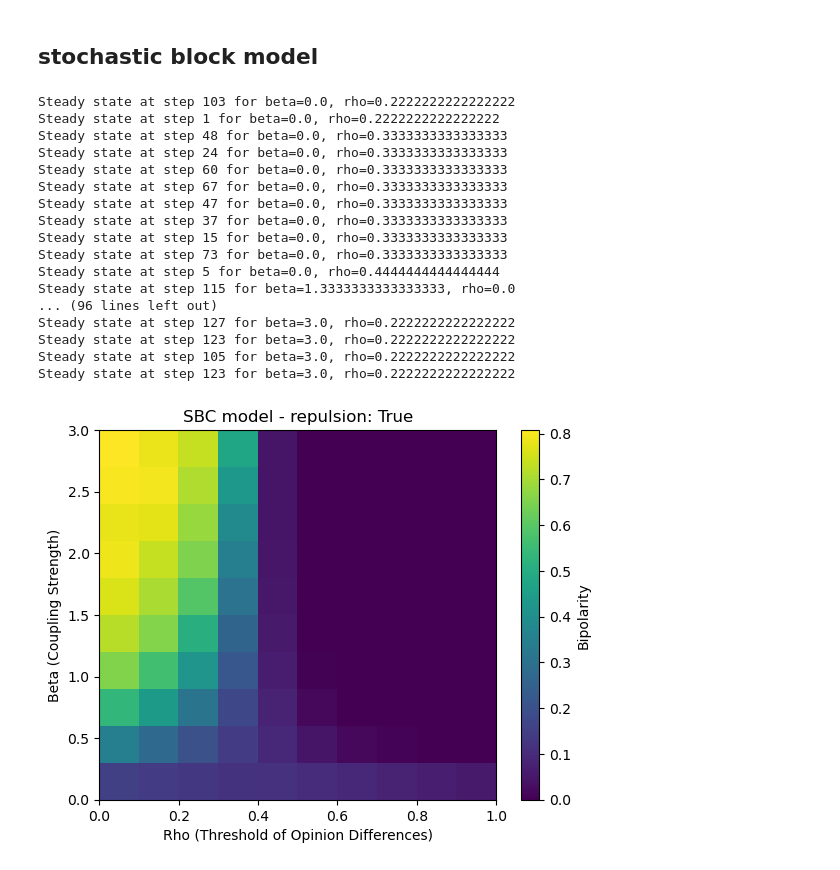
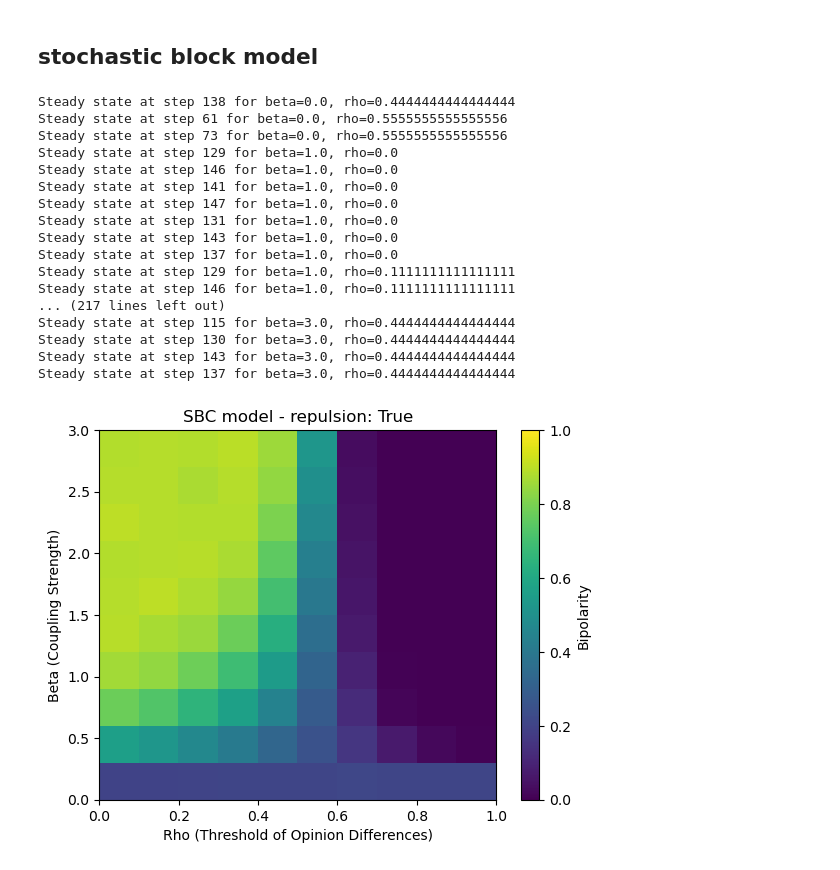
Before and after one commit to Batuffola/review_opinion-dynamics, a Jupyter notebook: update.ipynb, the cells around one changed output. Cells and saved outputs as stored; diff of their text form; code cells hidden in the pictures.

```diff
--- a/update.ipynb
+++ b/update.ipynb
@@ -1266,6 +1338,7 @@ num_agents = 200
 connection_probability = 0.05
 random.seed(42)
 repulsion = True
+
 
 #beta =  1 #coupling_strength
 rho = 0.3  #threshold of opiniondifferences
@@ -1287,7 +1360,7 @@ for a_idx, alpha in enumerate(alphas):
         for i in range(iterations):
             random.seed(42+i)
             # Initialize the model
-            model = Model(num_agents, beta, rho, alpha, network_type='random', rewiring=rewiring, repulsion=repulsion, connection_probability=0.05) #random network
+            model =  Model(num_agents, beta, rho, alpha, network_type='random', avg_degree=avg_degree, rewiring=rewiring, repulsion=repulsion, connection_probability=connection_probability) #random network #random network
             #model = Model(num_agents, beta, rho, alpha, network_type='scale-free',  repulsion=repulsion, m_edges_per_node=3) #scale-free network
             #model = Model(num_agents, beta, rho, alpha, network_type='sbm', repulsion=repulsion, sizes=sizes, p_matrix=p_matrix)
             layout = nx.spring_layout(model.environment.graph)  # Optional visualization layout
@@ -1313,7 +1386,7 @@ for a_idx, alpha in enumerate(alphas):
 # Print or visualize the results
 import matplotlib.pyplot as plt
 plt.imshow(bipolarity, origin="lower", aspect="auto",
-           extent=[betas.min(), betas.max(), alphas.min(), alphas.max()])
+           extent=[betas.min(), betas.max(), alphas.min(), alphas.max()],vmin=0, vmax=1)
 plt.colorbar(label="Bipolarity")
 plt.xlabel("Beta (Coupling Strength)")
 plt.ylabel("Alpha (Controversity of the topic)")
@@ -1365,8 +1438,8 @@ for a_idx, alpha in enumerate(alphas):
         for i in range(iterations):
             random.seed(42+i)
             # Initialize the model
-            model = Model(num_agents, beta, rho, alpha, network_type='random', rewiring=rewiring, repulsion=repulsion, connection_probability=0.05) #random network
-            #model = Model(num_agents, beta, rho, alpha, network_type='scale-free',  repulsion=repulsion, m_edges_per_node=3) #scale-free network
+            model =  Model(num_agents, beta, rho, alpha, network_type='random', avg_degree=avg_degree, rewiring=rewiring, repulsion=repulsion, connection_probability=connection_probability)
+             #random network#model = Model(num_agents, beta, rho, alpha, network_type='scale-free',  repulsion=repulsion, m_edges_per_node=3) #scale-free network
             #model = Model(num_agents, beta, rho, alpha, network_type='sbm', repulsion=repulsion, sizes=sizes, p_matrix=p_matrix)
             layout = nx.spring_layout(model.environment.graph)  # Optional visualization layout
 
@@ -1442,7 +1515,7 @@ for a_idx, alpha in enumerate(alphas):
         for i in range(iterations):
             random.seed(42+i)
             # Initialize the model
-            model =  Model(num_agents, beta, rho, alpha, network_type='random', rewiring=rewiring, repulsion=repulsion, connection_probability=0.05) #random network
+            model =  Model(num_agents, beta, rho, alpha, network_type='random', avg_degree=avg_degree, rewiring=rewiring, repulsion=repulsion, connection_probability=connection_probability) #random network
             #model = Model(num_agents, beta, rho, alpha, network_type='scale-free',  repulsion=repulsion, m_edges_per_node=3) #scale-free network
             #model = Model(num_agents, beta, rho, alpha, network_type='sbm', repulsion=repulsion, sizes=sizes, p_matrix=p_matrix)
             layout = nx.spring_layout(model.environment.graph)  # Optional visualization layout
@@ -1580,7 +2044,7 @@ Steady state at step 128 for beta=3.0, rho=0.0
 num_agents = 200
 connection_probability = 0.05
 random.seed(42)
-repulsion = True
+repulsion = False
 
 alpha = 0.2  # Controversy of the topic (positive definite)
 iterations = 10
@@ -1601,7 +2065,7 @@ for b_idx, beta in enumerate(betas):
             random.seed(42+i)
             # Initialize the model
             #model = Model(num_agents, beta, rho, alpha, network_type='random', repulsion=repulsion,connection_probability=0.05) #random network
-            model = Model(num_agents, beta, rho, alpha, network_type='scale-free',  repulsion=repulsion, m_edges_per_node=3) #scale-free network
+            model = Model(num_agents, beta, rho, alpha, network_type='scale-free', avg_degree=avg_degree,  repulsion=repulsion) #scale-free network
             #model = Model(num_agents, beta, rho, alpha, network_type='sbm', repulsion=repulsion, sizes=sizes, p_matrix=p_matrix)
 
             layout = nx.spring_layout(model.environment.graph)  # Optional visualization layout
@@ -2070,57 +2144,57 @@ for b_idx, beta in enumerate(betas):
             random.seed(42+i)
             # Initialize the model
             #model = Model(num_agents, beta, rho, alpha, network_type='random', repulsion=repulsion,connection_probability=0.05) #random network
-            #model = Model(num_agents, beta, rho, alpha, network_type='scale-free',  repulsion=repulsion, m_edges_per_node=3) #scale-free network
-            model = Model(num_agents, beta, rho, alpha, network_type='sbm', repulsion=repulsion, sizes=sizes, p_matrix=p_matrix)
+            #model = Model(num_agents, beta, rho, alpha, network_type='scale-free', avg_degree=avg_degree,  repulsion=repulsion) #scale-free network
+            model = Model(num_agents, beta, rho, alpha, network_type='sbm', sizes=sizes, p_matrix=p_matrix)
 
             layout = nx.spring_layout(model.environment.graph)  # Optional visualization layout
 
             # Run the simulation
             num_steps = 150
             for step in range(num_steps):
                 previous_opinions = [model.environment.graph.nodes[node]['agent'].opinion
                                      for node in model.environment.graph.nodes]
                 model.step()
 
                 # Check for steady-state convergence
                 if track_opinion_change(previous_opinions, model) < 0.0000083:
                     print(f"Steady state at step {step} for beta={beta}, rho={rho}")
                     break
 
             # Get the final opinions and calculate bipolarity
             bipolarities.append(measure_bipolarity(model.environment))
 
         # Store the mean bipolarity for this parameter combination
         bipolarity[b_idx, r_idx] = np.mean(bipolarities)
 
 # Print or visualize the results
 import matplotlib.pyplot as plt
 plt.imshow(bipolarity, origin="lower", aspect="auto",
            extent=[rhos.min(), rhos.max(), betas.min(), betas.max()],vmin=0, vmax=1)
 plt.colorbar(label="Bipolarity")
 plt.xlabel("Rho (Threshold of Opinion Differences)")
 plt.ylabel("Beta (Coupling Strength)")
 plt.title(f"SBC model - repulsion: {repulsion}")
 plt.show()
 # %% [output]
-Steady state at step 103 for beta=0.0, rho=0.2222222222222222
-Steady state at step 1 for beta=0.0, rho=0.2222222222222222
-Steady state at step 48 for beta=0.0, rho=0.3333333333333333
-Steady state at step 24 for beta=0.0, rho=0.3333333333333333
-Steady state at step 60 for beta=0.0, rho=0.3333333333333333
-Steady state at step 67 for beta=0.0, rho=0.3333333333333333
-Steady state at step 47 for beta=0.0, rho=0.3333333333333333
-Steady state at step 37 for beta=0.0, rho=0.3333333333333333
-Steady state at step 15 for beta=0.0, rho=0.3333333333333333
-Steady state at step 73 for beta=0.0, rho=0.3333333333333333
-Steady state at step 5 for beta=0.0, rho=0.4444444444444444
-Steady state at step 115 for beta=1.3333333333333333, rho=0.0
-... (96 lines left out)
-Steady state at step 127 for beta=3.0, rho=0.2222222222222222
-Steady state at step 123 for beta=3.0, rho=0.2222222222222222
-Steady state at step 105 for beta=3.0, rho=0.2222222222222222
-Steady state at step 123 for beta=3.0, rho=0.2222222222222222
+Steady state at step 138 for beta=0.0, rho=0.4444444444444444
+Steady state at step 61 for beta=0.0, rho=0.5555555555555556
+Steady state at step 73 for beta=0.0, rho=0.5555555555555556
+Steady state at step 129 for beta=1.0, rho=0.0
+Steady state at step 146 for beta=1.0, rho=0.0
+Steady state at step 141 for beta=1.0, rho=0.0
+Steady state at step 147 for beta=1.0, rho=0.0
+Steady state at step 131 for beta=1.0, rho=0.0
+Steady state at step 143 for beta=1.0, rho=0.0
+Steady state at step 137 for beta=1.0, rho=0.0
+Steady state at step 129 for beta=1.0, rho=0.1111111111111111
+Steady state at step 146 for beta=1.0, rho=0.1111111111111111
+... (217 lines left out)
+Steady state at step 115 for beta=3.0, rho=0.4444444444444444
+Steady state at step 130 for beta=3.0, rho=0.4444444444444444
+Steady state at step 143 for beta=3.0, rho=0.4444444444444444
+Steady state at step 137 for beta=3.0, rho=0.4444444444444444
-[figure, old version]
+[figure, new version]
 # %%
 # Initialize the model
 num_agents = 200
```
Also changed, not shown: parts of 28 cells of this notebook.
